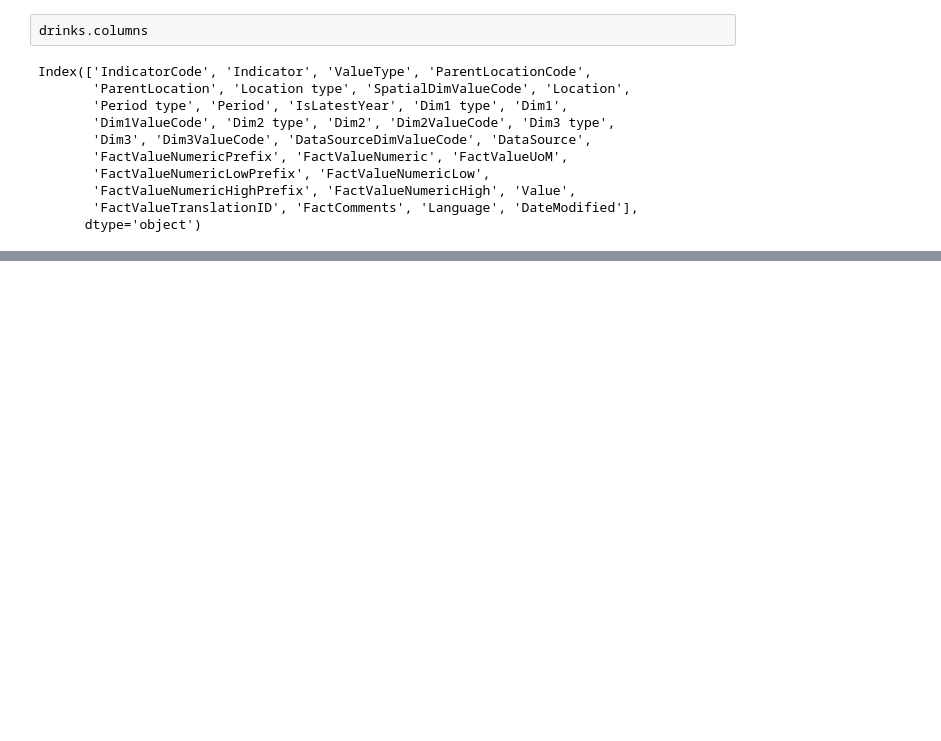
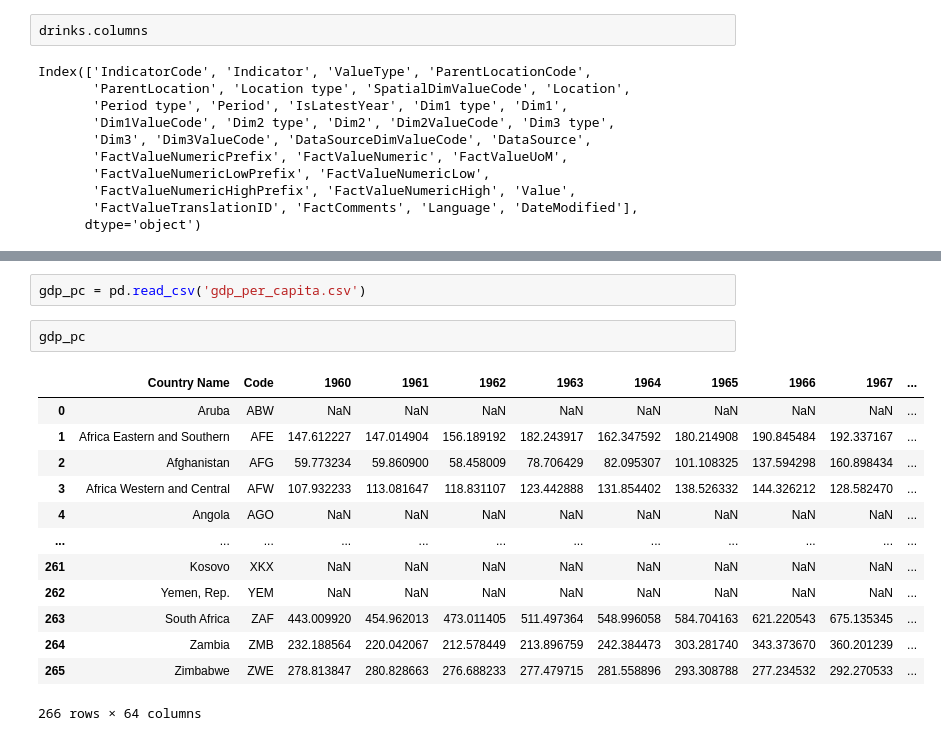
Before and after one commit to stuartbrown4/Big-Data-Assignment, a Jupyter notebook: Data-Handling-01.ipynb, the cells around one changed output, grey strips where cells are left out. Cells and saved outputs as stored; diff of their text form; blank space fills up the shorter version.

```diff
--- a/Data-Handling-01.ipynb
+++ b/Data-Handling-01.ipynb
@@ -43,0 +88,18 @@ drinks['beer_servings'].plot(kind='bar', figsize=(20,4))
+# %%
+gdp_pc = pd.read_csv('gdp_per_capita.csv')
+# %%
+gdp_pc
+# %% [output]
+|  | Country Name | Code | 1960 | 1961 | 1962 | 1963 | 1964 | 1965 | 1966 | 1967 | ... |
+| 0 | Aruba | ABW | NaN | NaN | NaN | NaN | NaN | NaN | NaN | NaN | ... |
+| 1 | Africa Eastern and Southern | AFE | 147.612227 | 147.014904 | 156.189192 | 182.243917 | 162.347592 | 180.214908 | 190.845484 | 192.337167 | ... |
+| 2 | Afghanistan | AFG | 59.773234 | 59.860900 | 58.458009 | 78.706429 | 82.095307 | 101.108325 | 137.594298 | 160.898434 | ... |
+| 3 | Africa Western and Central | AFW | 107.932233 | 113.081647 | 118.831107 | 123.442888 | 131.854402 | 138.526332 | 144.326212 | 128.582470 | ... |
+| 4 | Angola | AGO | NaN | NaN | NaN | NaN | NaN | NaN | NaN | NaN | ... |
+| ... | ... | ... | ... | ... | ... | ... | ... | ... | ... | ... | ... |
+| 261 | Kosovo | XKX | NaN | NaN | NaN | NaN | NaN | NaN | NaN | NaN | ... |
+| 262 | Yemen, Rep. | YEM | NaN | NaN | NaN | NaN | NaN | NaN | NaN | NaN | ... |
+| 263 | South Africa | ZAF | 443.009920 | 454.962013 | 473.011405 | 511.497364 | 548.996058 | 584.704163 | 621.220543 | 675.135345 | ... |
+| 264 | Zambia | ZMB | 232.188564 | 220.042067 | 212.578449 | 213.896759 | 242.384473 | 303.281740 | 343.373670 | 360.201239 | ... |
+| 265 | Zimbabwe | ZWE | 278.813847 | 280.828663 | 276.688233 | 277.479715 | 281.558896 | 293.308788 | 277.234532 | 292.270533 | ... |
+266 rows × 64 columns
```
Also changed, not shown: parts of 12 cells of this notebook.
